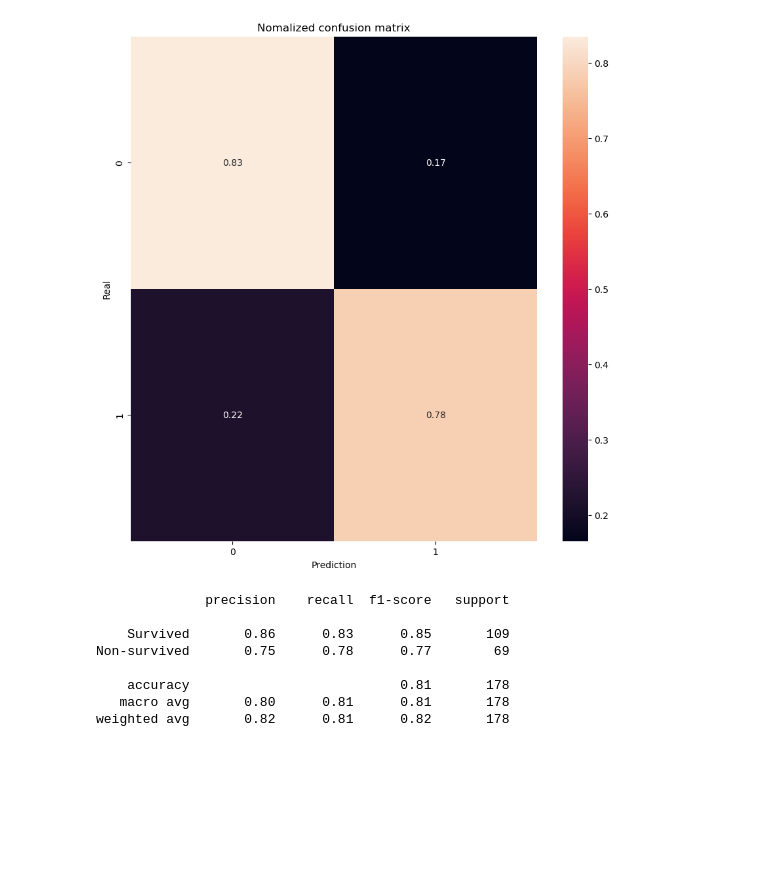
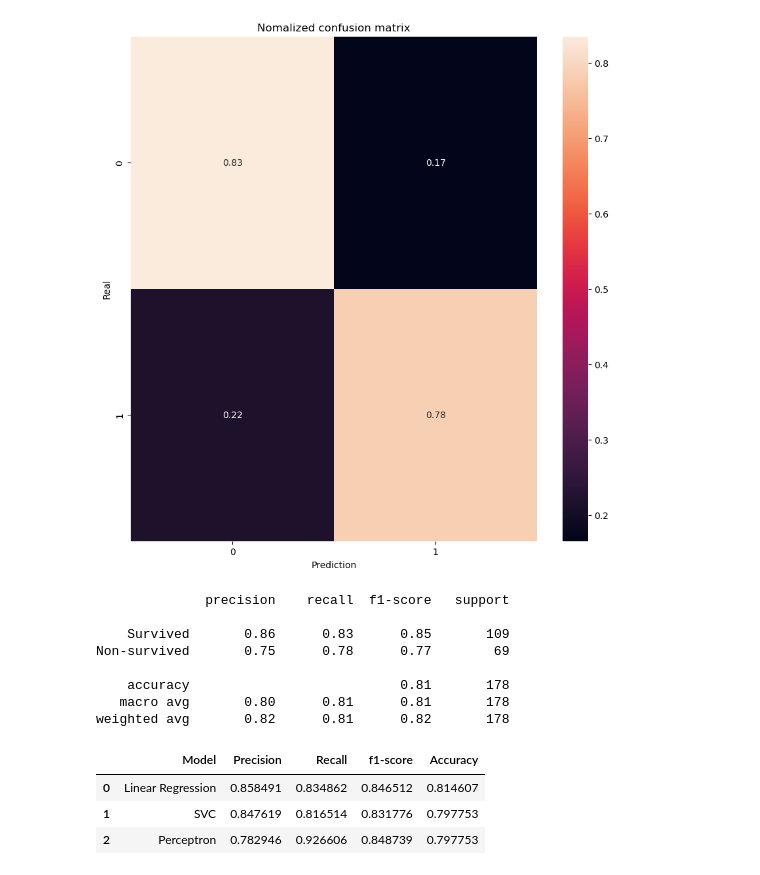
Before and after one commit to FabienS2A/simplon_datai_2025, a Jupyter notebook: notebook/exo_brief_reg/exo_titanic/note_tit.ipynb, the cells around one changed output. Saved outputs shown, nothing was run; the diff lists cells and outputs as text; code cells hidden in the pictures; blank space fills up the shorter version.

```diff
--- a/notebook/exo_brief_reg/exo_titanic/note_tit.ipynb
+++ b/notebook/exo_brief_reg/exo_titanic/note_tit.ipynb
@@ -533,0 +547,50 @@ weighted avg       0.82      0.81      0.82       178
+# %%
+# On teste d'autre model. 1. SVC
+
+from sklearn.svm import SVC
+
+
+model_svc = SVC(gamma = 'auto') #create a model
+model_svc.fit(mm_X_train, y_train) # learn
+
+y_svc = model_svc.predict(mm_X_test)
+# %%
+# On teste d'autre model. 2. perceptron
+
+from sklearn.linear_model import Perceptron
+
+
+model_percept = Perceptron(tol=1e-3, random_state=0) #create a model
+model_percept.fit(mm_X_train, y_train) # learn
+
+y_percept = model_percept.predict(mm_X_test)
+# %%
+# Calculer le rapport de classification
+
+model_t = (model, model_svc, model_percept)
+
+
+report_LR = classification_report(y_test, y_LR, target_names=["Survived", "Non-survived"], output_dict=True)
+report_svc = classification_report(y_test, y_svc, target_names=["Survived", "Non-survived"], output_dict=True)
+report_percept = classification_report(y_test, y_percept, target_names=["Survived", "Non-survived"], output_dict=True)
+
+
+
+
+
+df = pd.DataFrame({
+    'Model': ['Linear Regression', 'SVC', 'Perceptron'],
+    'Precision': [report_LR['Survived']['precision'], report_svc['Survived']['precision'], report_percept['Survived']['precision']],
+    'Recall' : [report_LR['Survived']['recall'], report_svc['Survived']['recall'], report_percept['Survived']['recall']],
+    'f1-score' : [report_LR['Survived']['f1-score'], report_svc['Survived']['f1-score'], report_percept['Survived']['f1-score']],
+    'Accuracy' : [report_LR['accuracy'], report_svc['accuracy'], report_percept['accuracy']]
+})
+
+df = df.style.highlight_max(color = 'pink', axis = 0)
+
+df
+# %% [output]
+|  | Model | Precision | Recall | f1-score | Accuracy |
+| 0 | Linear Regression | 0.858491 | 0.834862 | 0.846512 | 0.814607 |
+| 1 | SVC | 0.847619 | 0.816514 | 0.831776 | 0.797753 |
+| 2 | Perceptron | 0.782946 | 0.926606 | 0.848739 | 0.797753 |
```
Also changed, not shown: parts of 4 cells of this notebook, 1 other file.
